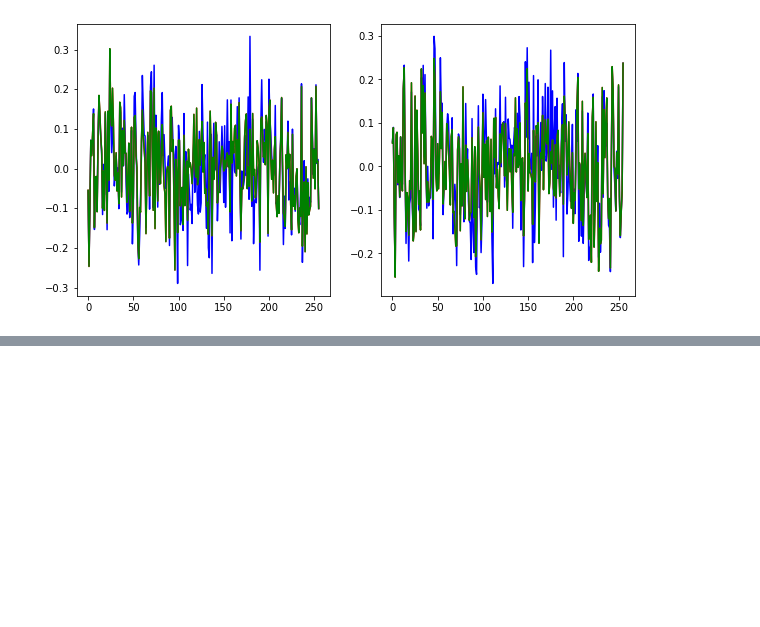
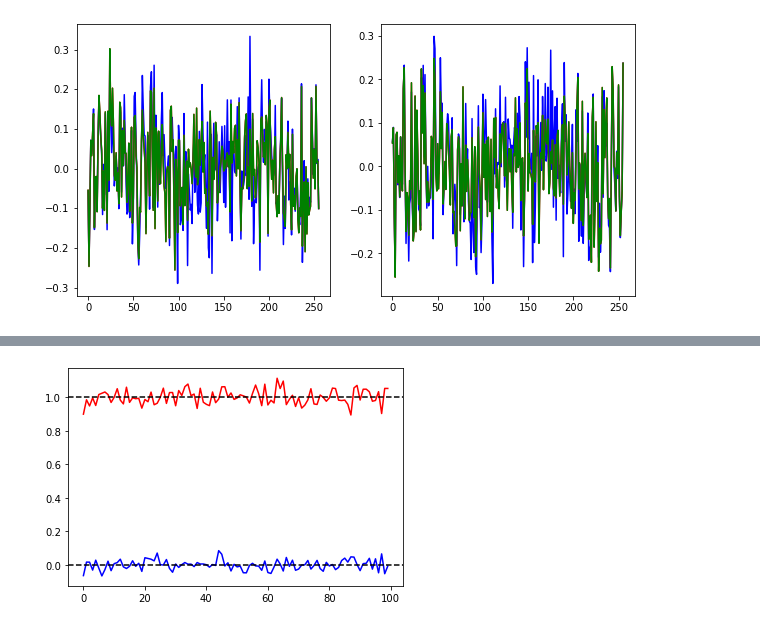
Before and after one commit to gapolinario/SPDE-JKW-Algorithm, a Jupyter notebook: Results.ipynb, the cells around one changed output, grey strips where cells are left out. Drawn from its saved outputs; the diff is of its cells as text; code cells hidden in the pictures; blank space fills up the shorter version.

```diff
--- a/Results.ipynb
+++ b/Results.ipynb
@@ -460,0 +485,12 @@ plt.show()
+# %%
+f = np.load('data/test_sde_R_001000.npz')
+# %%
+f0 = f['f_all']
+# %%
+plt.plot( np.mean(f0,axis=1), color='b')
+plt.axhline(y=0, color='k', linestyle='dashed')
+plt.plot( np.mean(f0**2,axis=1), color='r')
+plt.axhline(y=1., color='k', linestyle='dashed')
+plt.show()
+# %% [output]
+[figure, added]
```
Also changed, not shown: parts of 18 cells of this notebook, 4 other files.
